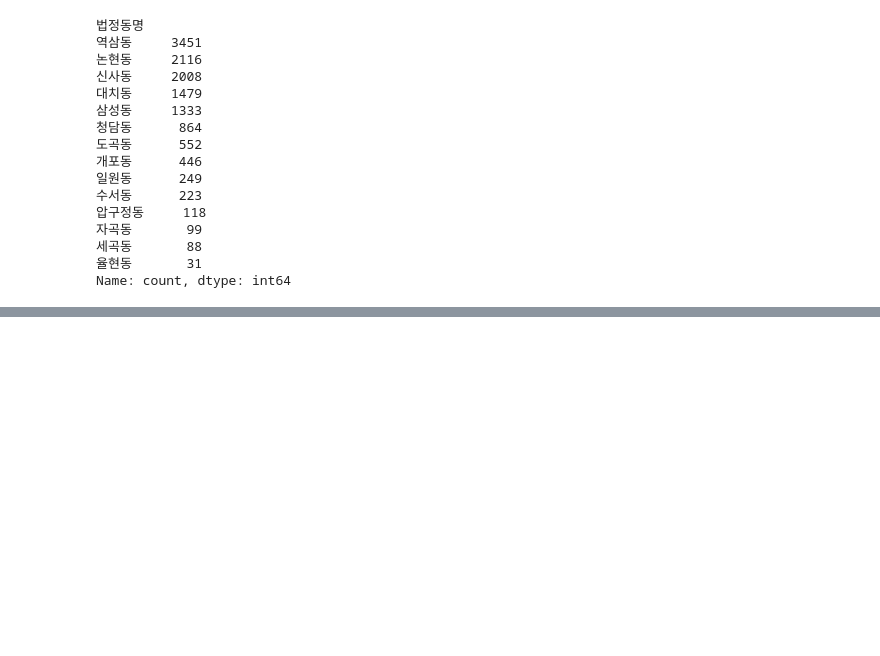
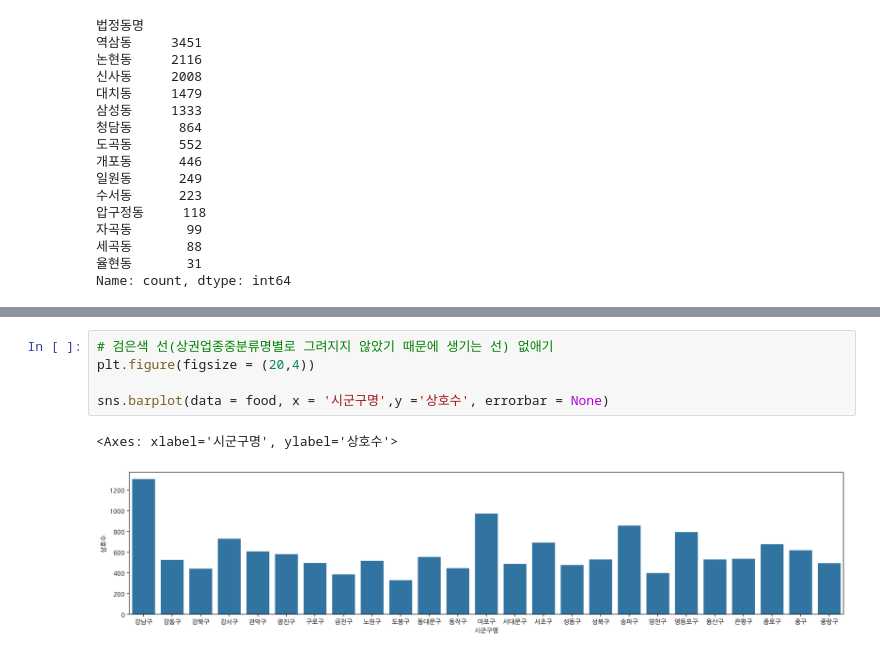
Before and after one commit to JongHyun070105/BigDataAnalyzing2025, a Jupyter notebook: 상가상권정보_30710.ipynb, the cells around one changed output, grey strips where cells are left out. Drawn from its saved outputs; the diff is of its cells as text; blank space fills up the shorter version.

```diff
--- a/상가상권정보_30710.ipynb
+++ b/상가상권정보_30710.ipynb
@@ -835,0 +1106,8 @@ df[(df['상권업종대분류명'] == '음식') & (df['상권업종중분류명'
+# %%
+# 검은색 선(상권업종중분류명별로 그려지지 않았기 때문에 생기는 선) 없애기
+plt.figure(figsize = (20,4))
+
+sns.barplot(data = food, x = '시군구명',y ='상호수', errorbar = None)
+# %% [output]
+<Axes: xlabel='시군구명', ylabel='상호수'>
+[figure, added]
```
Also changed, not shown: parts of 27 cells of this notebook.
